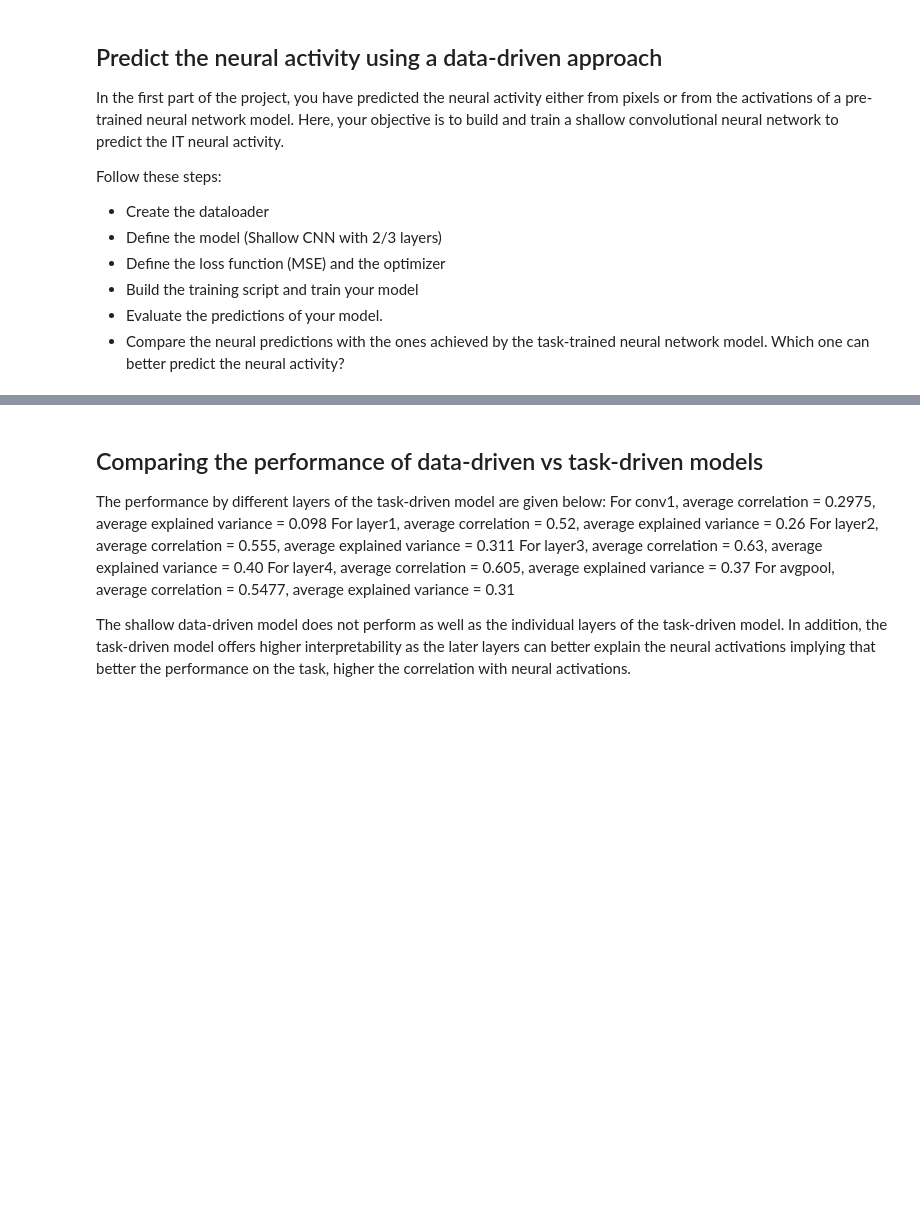
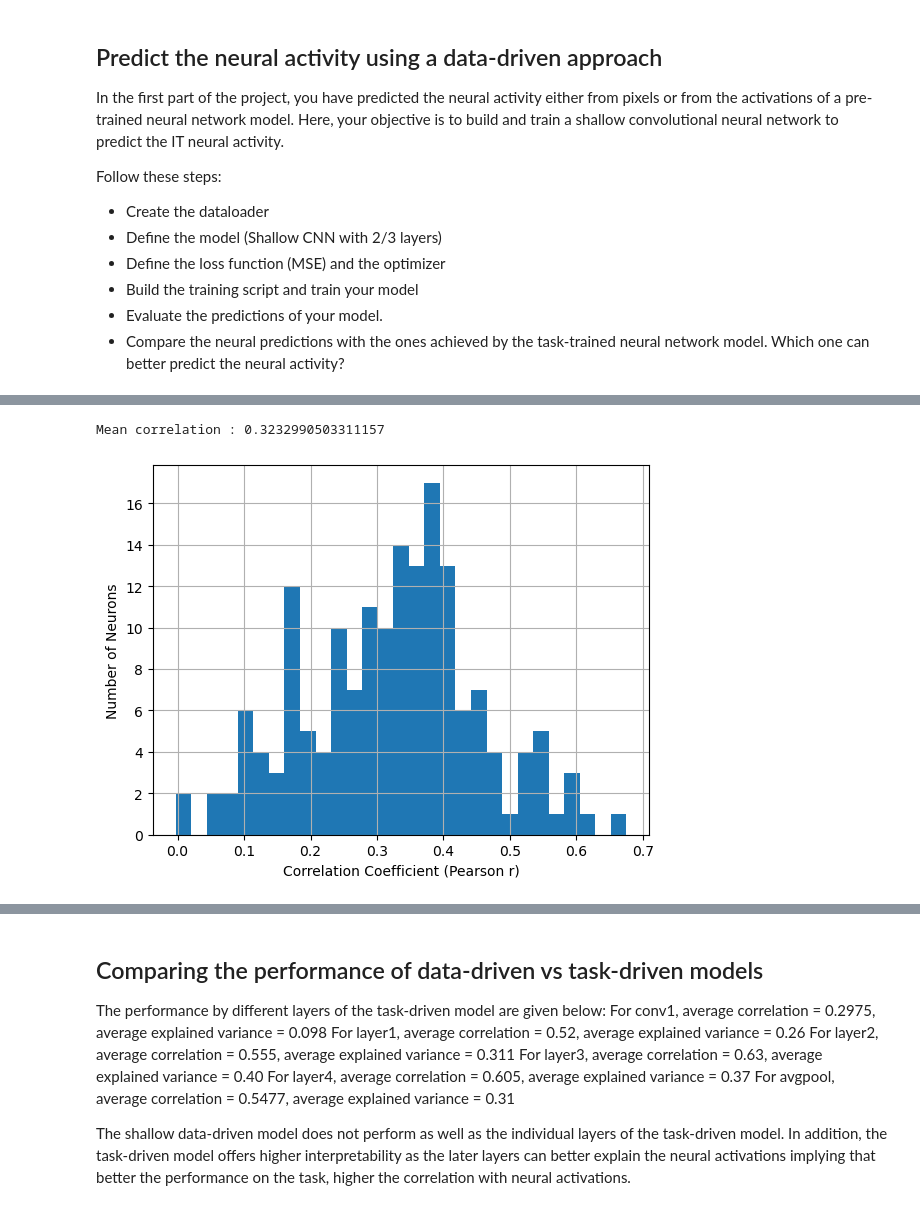
Before and after one commit to nivedya-nambiar/NX-414_groupSRN, a Jupyter notebook: Week 7/week7.ipynb, the cells around one changed output, grey strips where cells are left out. Drawn from its saved outputs; the diff is of its cells as text; code cells hidden in the pictures; blank space fills up the shorter version.

Commit message:
added plots for corr/ev dist

```diff
--- a/Week 7/week7.ipynb
+++ b/Week 7/week7.ipynb
@@ -245,0 +264,14 @@ Explained variance of validation outputs and ground truth for the best model = -
+# %%
+cor_per_neuron = np.array([pearsonr(y_all[:, i], val_all[:, i])[0] for i in range(val_all.shape[1])])
+print(f"Mean correlation : {np.mean(cor_per_neuron)}")
+
+bins = np.linspace(np.min(cor_per_neuron), np.max(cor_per_neuron), 30)
+
+plt.hist(cor_per_neuron, bins=bins)
+plt.xlabel('Correlation Coefficient (Pearson r)')
+plt.ylabel('Number of Neurons')
+plt.grid(True)
+plt.show()
+# %% [output]
+Mean correlation : 0.3232990503311157
+[figure, added]
```
Also changed, not shown: parts of 5 cells of this notebook.
